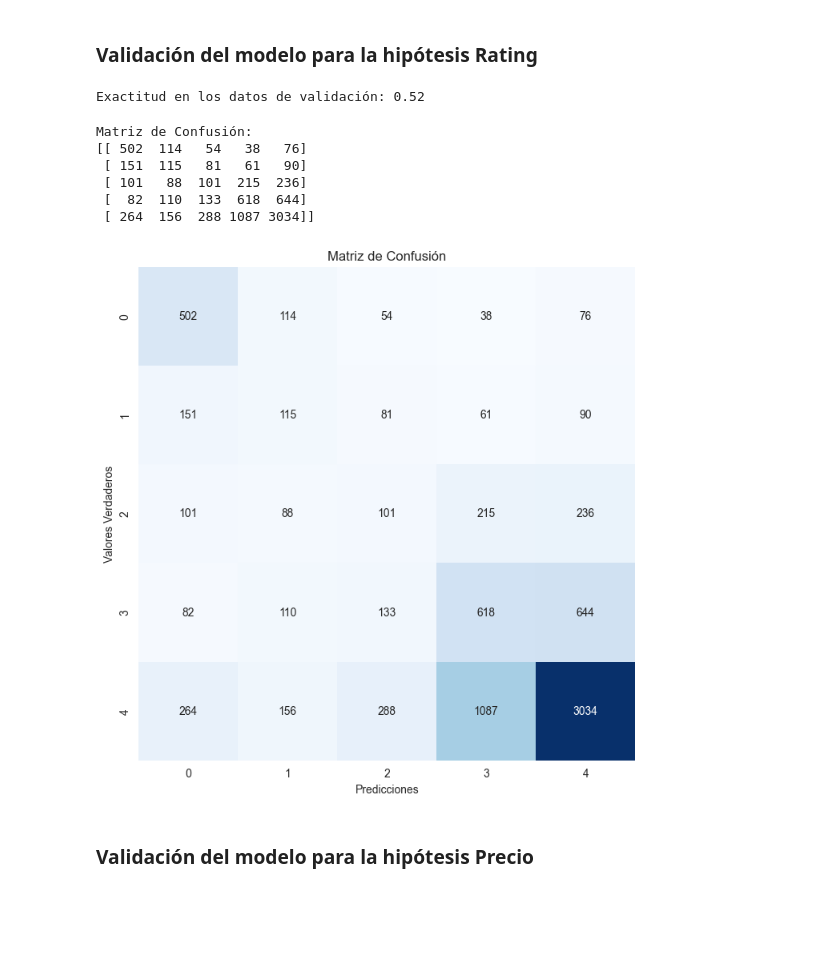
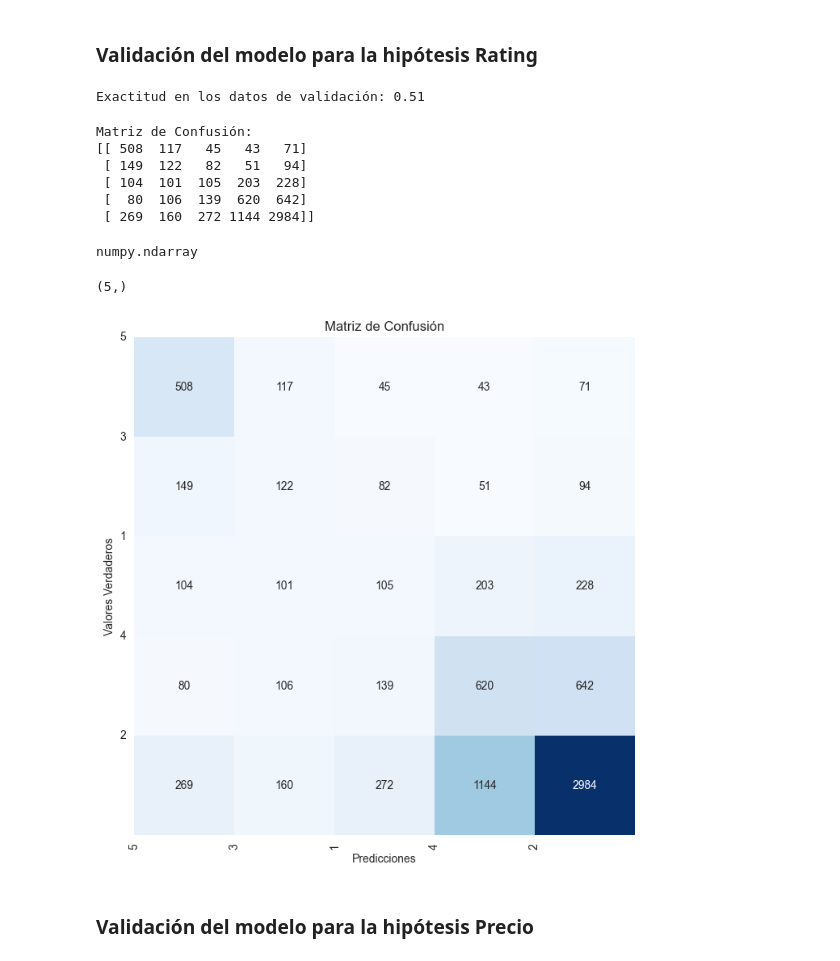
Before and after one commit to EmmaGalizio/Data-Science-Ammazon-Books-Reviews, a Jupyter notebook: TPI_clasificacion.ipynb, the cells around one changed output. Drawn from its saved outputs; the diff is of its cells as text; code cells hidden in the pictures; blank space fills up the shorter version.

Commit message:
Codificacion review/score para hipotesis rating. Cambios matriz de confusión rating.

```diff
--- a/TPI_clasificacion.ipynb
+++ b/TPI_clasificacion.ipynb
@@ -289,7 +214,22 @@ pipeline_rating = Pipeline([
             remainder='passthrough',
             verbose_feature_names_out=False
         ).set_output(transform='pandas')
+    ),
+    (
+        'rating-to-int',
+        ColumnTransformer(
+            transformers=[
+                (
+                    'rating-to-int',
+                     FunctionTransformer(lambda x: x.astype(int), validate=False),
+                    ['review/score']
+                )
+            ],
+            remainder='passthrough',
+            verbose_feature_names_out=False
+        ).set_output(transform='pandas')
     )
+
 ])
 
 df_cod_rating = pipeline_rating.fit_transform(df)
@@ -340,3 +375,6 @@ Y_rating_train = df_rating_train['review/score']
 
 X_rating_val = df_rating_val.drop(columns='review/score')
 Y_rating_val = df_rating_val['review/score']
+# %%
+clases_rating = df_rating_train['review/score'].unique()
+clases_rating
@@ -508,7 +548,7 @@ def plot_confusion_matrix(confusion, height, width, etiquetas_clases=None):
     plt.figure(figsize=(height, width))
     sns.heatmap(confusion, annot=True, fmt='d', cmap='Blues', cbar=False)
 
-    if etiquetas_clases:
+    if etiquetas_clases is not None and len(etiquetas_clases) > 0:
         plt.xticks(range(len(etiquetas_clases)), etiquetas_clases, rotation=90)
         plt.yticks(range(len(etiquetas_clases)), etiquetas_clases, rotation=0)
 
@@ -531,22 +571,30 @@ predicciones_val_rating = rf_rating.predict(X_rating_val)
 accuracy_val_rating = accuracy_score(Y_rating_val, predicciones_val_rating)
 print(f'Exactitud en los datos de validación: {accuracy_val_rating:.2f}')
 # %% [output]
-Exactitud en los datos de validación: 0.52
+Exactitud en los datos de validación: 0.51
 # %%
 confusion_rating = confusion_matrix(Y_rating_val, predicciones_val_rating)
 print("Matriz de Confusión:")
 print(confusion_rating)
 # %% [output]
 Matriz de Confusión:
-[[ 502  114   54   38   76]
- [ 151  115   81   61   90]
- [ 101   88  101  215  236]
- [  82  110  133  618  644]
- [ 264  156  288 1087 3034]]
+[[ 508  117   45   43   71]
+ [ 149  122   82   51   94]
+ [ 104  101  105  203  228]
+ [  80  106  139  620  642]
+ [ 269  160  272 1144 2984]]
+# %%
+type(clases_rating)
+# %% [output]
+numpy.ndarray
+# %%
+clases_rating.shape
+# %% [output]
+(5,)
 # %%
-plot_confusion_matrix(confusion_rating, 8, 8)
+plot_confusion_matrix(confusion_rating, 8, 8, clases_rating.tolist())
 # %% [output]
-[figure, old version]
+[figure, new version]
 # %% [markdown]
 ### Validación del modelo para la hipótesis Precio
 # %%
```
Also changed, not shown: parts of 17 cells of this notebook.
